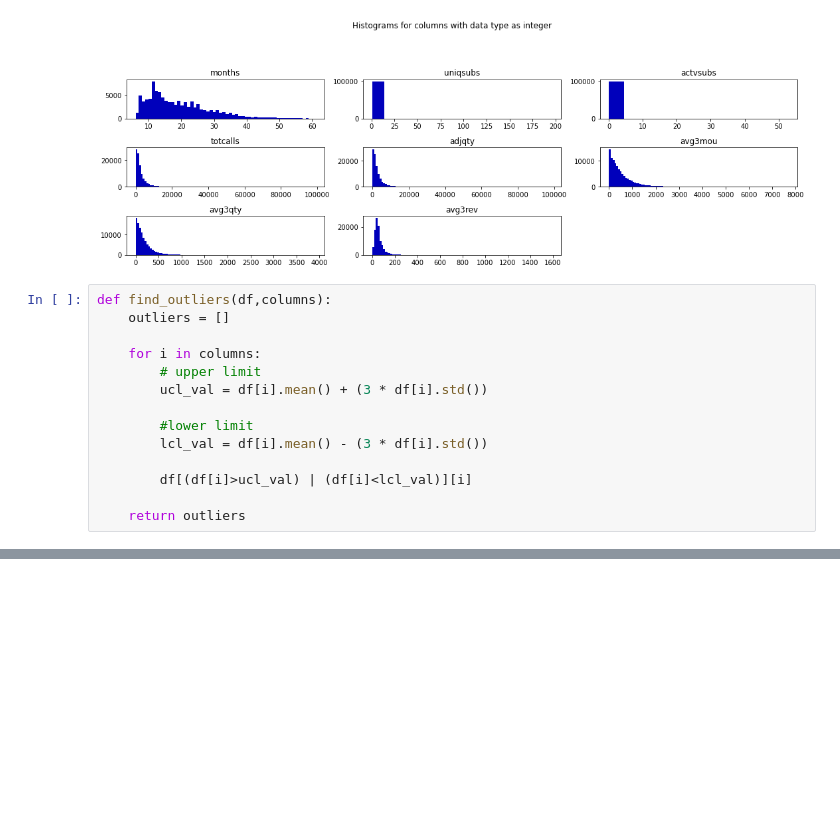
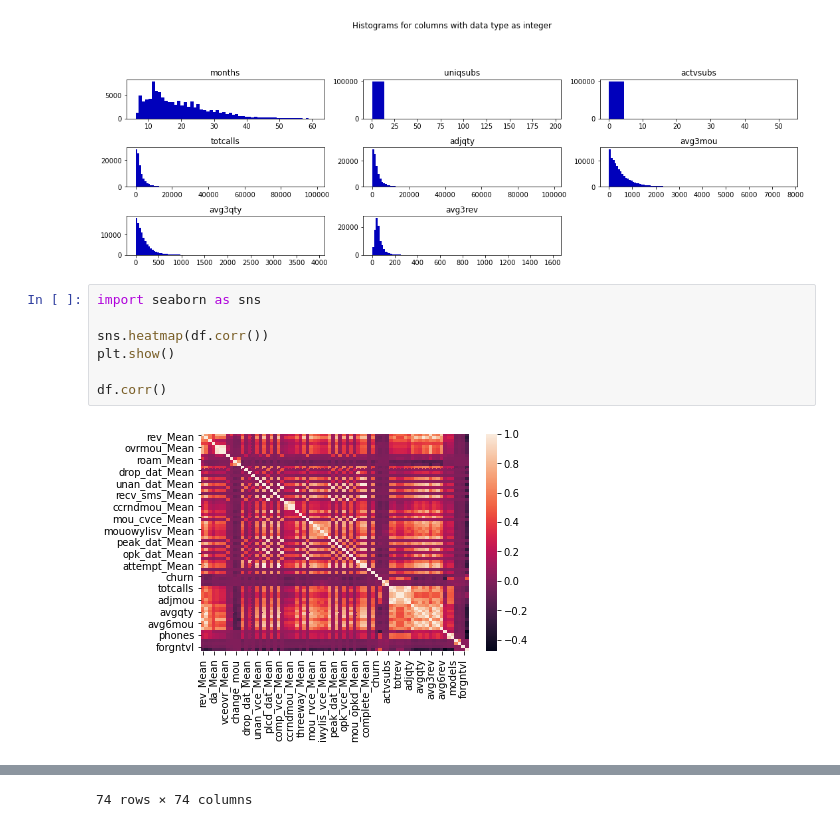
Before and after one commit to anushreejoshi03/datascience, a Jupyter notebook: churn rate telco.ipynb, the cells around one changed output, grey strips where cells are left out. Drawn from its saved outputs; the diff is of its cells as text; blank space fills up the shorter version.

```diff
--- a/churn rate telco.ipynb
+++ b/churn rate telco.ipynb
@@ -200,16 +200,11 @@ plt.tight_layout(rect=[0, 0.05, 1, 0.95])
 # %% [output]
 [figure]
 # %%
-def find_outliers(df,columns):
-    outliers = []
+import seaborn as sns
 
-    for i in columns:
-        # upper limit
-        ucl_val = df[i].mean() + (3 * df[i].std())
+sns.heatmap(df.corr())
+plt.show()
 
-        #lower limit
-        lcl_val = df[i].mean() - (3 * df[i].std())
-
-        df[(df[i]>ucl_val) | (df[i]<lcl_val)][i]
-
-    return outliers
+df.corr()
+# %% [output]
+[figure, added]
@@ -215,0 +223 @@ def find_outliers(df,columns):
+74 rows × 74 columns
```
Also changed, not shown: parts of 27 cells of this notebook.
